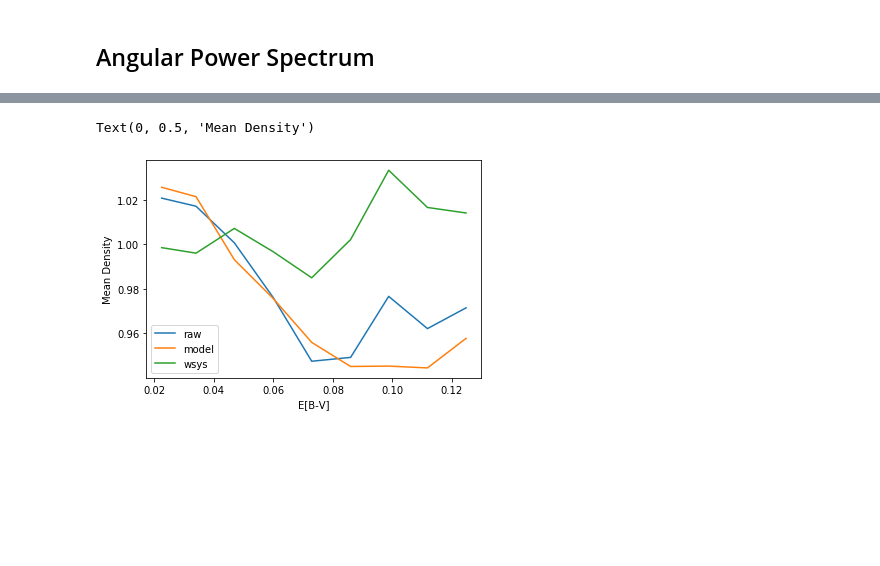
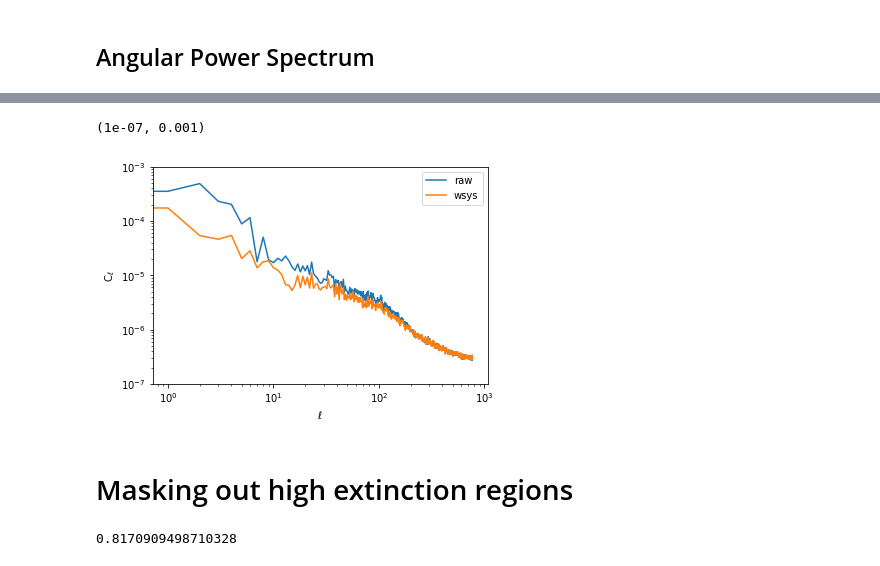
Before and after one commit to mehdirezaie/sysnetdev, a Jupyter notebook: notebooks/post_process.ipynb, the cells around one changed output, grey strips where cells are left out. Cells and saved outputs as stored; diff of their text form; code cells hidden in the pictures; blank space fills up the shorter version.

```diff
--- a/notebooks/post_process.ipynb
+++ b/notebooks/post_process.ipynb
@@ -104,19 +119,18 @@ Text(0, 0.5, 'C$_{\\ell}$')
-# %%
-# determine the bins from the 2.5th and 97.5th quantiles of E[B-V]
-bins = np.linspace(*np.percentile(ebv[mask], [2.5, 97.5]), 10)
-
-# compute mean density
-nnbars = {}
-nnbars['raw'] = hist(nnbar, frac, ebv, bins, mask)
-nnbars['model'] = hist(npred*frac, frac, ebv, bins, mask)
-nnbars['wsys'] = hist(nnbar/npred, frac, ebv, bins, mask)
-
-# make a plot for mean density vs E[B-V]
-for n_, nb_ in nnbars.items():
-    plt.plot(*nb_, label=n_)
-plt.legend()
-plt.xlabel('E[B-V]')
-plt.ylabel('Mean Density')
-# %% [output]
-Text(0, 0.5, 'Mean Density')
-[figure, removed]
+# %%
+# plot pseudo-power vs ell
+for n_, c_ in cl.items():
+    plt.loglog(c_, label=n_)
+plt.legend()
+plt.xlabel(r'$\ell$')
+plt.ylabel(r'C$_{\ell}$')
+plt.ylim(1.0e-7, 1.0e-3)
+# %% [output]
+(1e-07, 0.001)
+[figure, added]
+# %% [markdown]
+# Masking out high extinction regions
+# %%
+mask_new = mask & (ebv < 0.07)
+mask_new.sum()/mask.sum()
+# %% [output]
+0.8170909498710328
```
Also changed, not shown: parts of 9 cells of this notebook.
